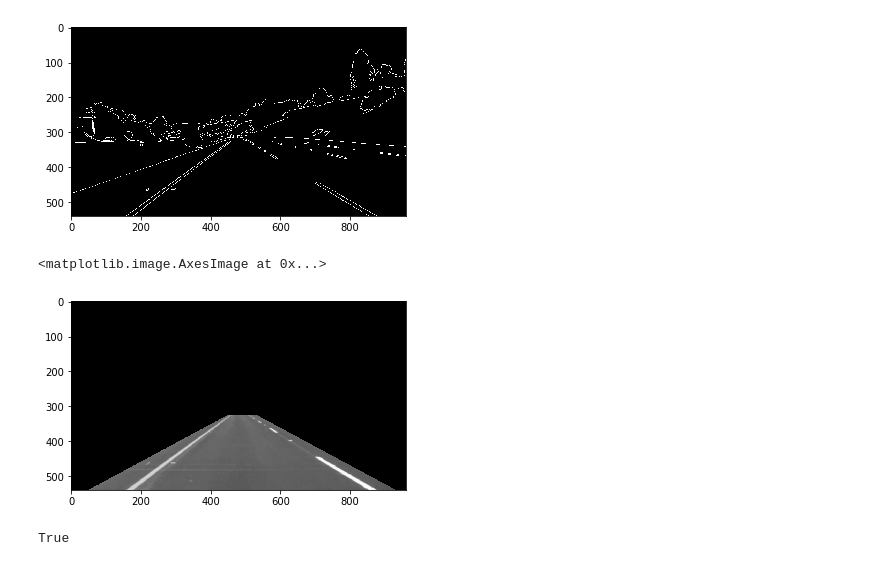
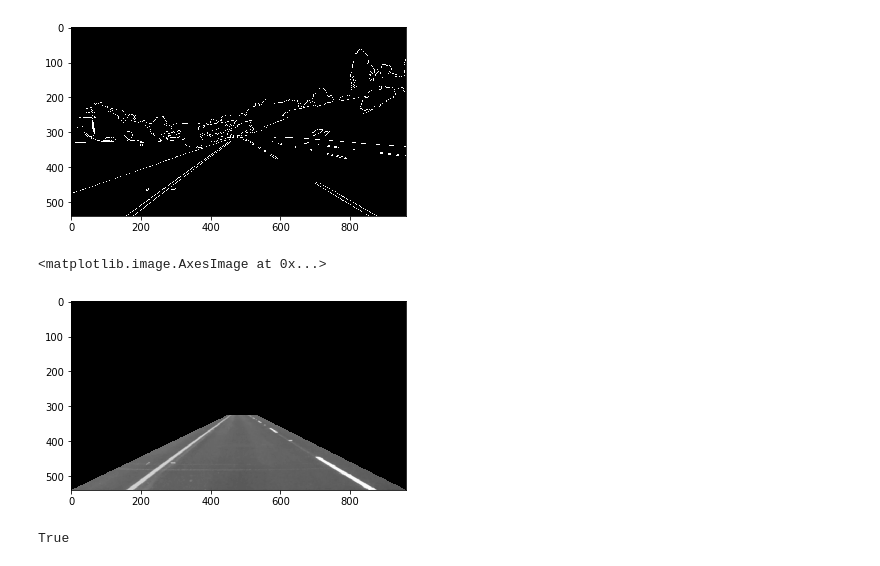
Before and after one commit to VitaliiLakusta/CarND-LaneLines-P1, a Jupyter notebook: P1.ipynb, the cells around one changed output. Cells and saved outputs as stored; diff of their text form; code cells hidden in the pictures.

```diff
--- a/P1.ipynb
+++ b/P1.ipynb
@@ -271,13 +274,13 @@ True
 # %%
 # verify region of interest on a normal image for testing purposes
 xsize = image.shape[1]
 ysize = image.shape[0]
-vertices = np.array([[(50,ysize),(450, 325), (530, 325), (xsize-30,ysize)]], dtype=np.int32)
+vertices = np.array([[(0,ysize),(450, 325), (530, 325), (xsize,ysize)]], dtype=np.int32)
 gray_gauss_blur_region = region_of_interest(gray_with_gauss_blur, vertices)
 plt.imshow(gray_gauss_blur_region, cmap='gray')
 # %% [output]
 <matplotlib.image.AxesImage at 0x...>
-[figure, old version]
+[figure, new version]
 # %%
 # apply region of interest
 canny_region = region_of_interest(canny_img, vertices)
```
Also changed, not shown: parts of 5 cells of this notebook, 5 other files.
